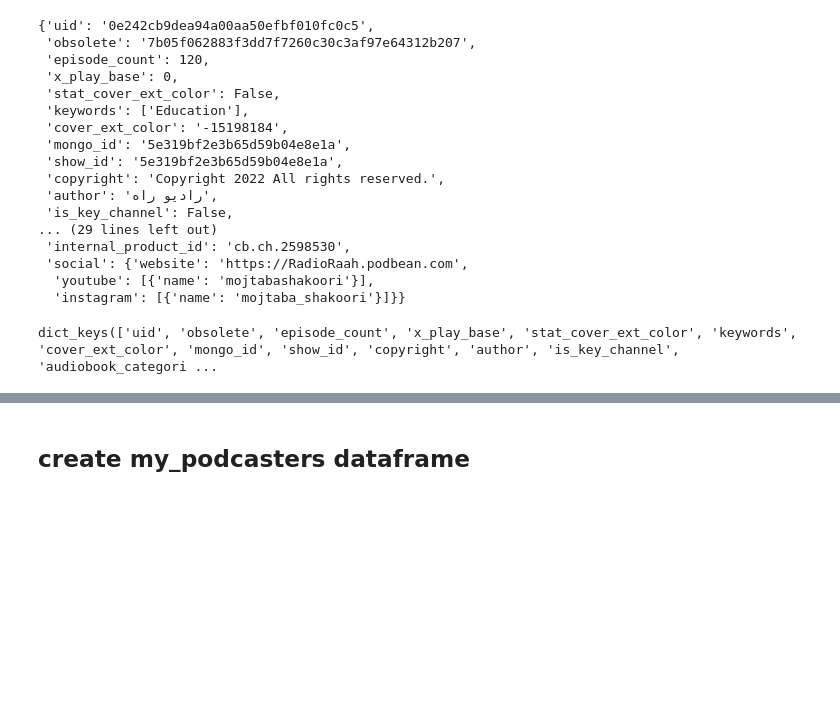
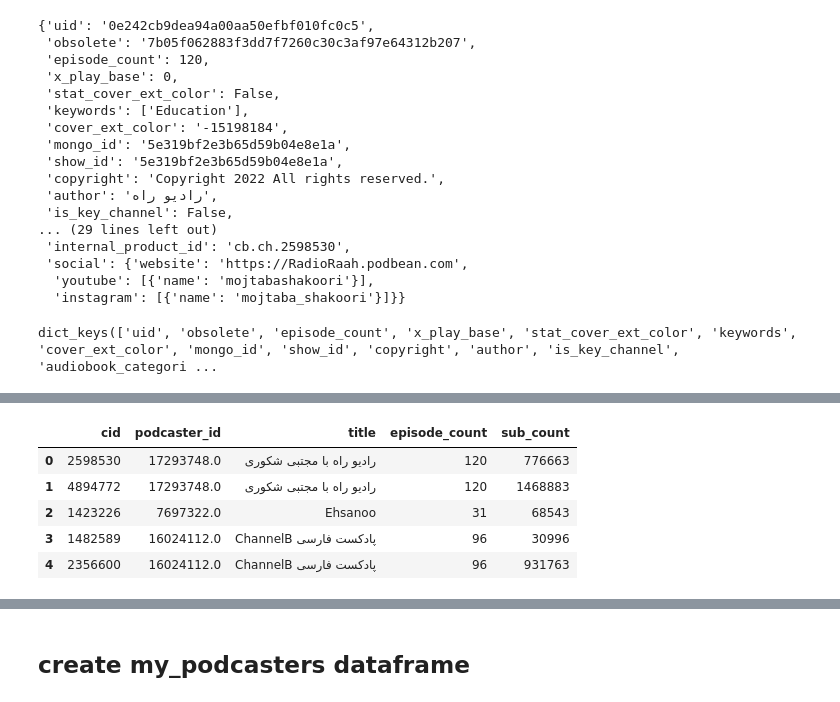
Before and after one commit to 0xkamkar/ML_Project, a Jupyter notebook: Milestone1/1-Data/Data.ipynb, the cells around one changed output, grey strips where cells are left out. Cells and saved outputs as stored; diff of their text form; code cells hidden in the pictures; blank space fills up the shorter version.

```diff
--- a/Milestone1/1-Data/Data.ipynb
+++ b/Milestone1/1-Data/Data.ipynb
@@ -137,0 +184,15 @@ dict_keys(['uid', 'obsolete', 'episode_count', 'x_play_base', 'stat_cover_ext_co
+# %%
+columns_name = ['cid', 'podcaster_id', 'title', 'episode_count', 'sub_count']
+all_podcasts_df1 = pd.DataFrame(data=all_podcasts_data, columns=columns_name)
+all_podcasts_df1['cid'] = all_podcasts_df1['cid'].astype(int)
+all_podcasts_df1['podcaster_id'] = all_podcasts_df1['podcaster_id'].astype(float)
+all_podcasts_df1['episode_count'] = all_podcasts_df1['episode_count'].astype(int)
+all_podcasts_df1['sub_count'] = all_podcasts_df1['sub_count'].astype(int)
+all_podcasts_df1.head()
+# %% [output]
+|  | cid | podcaster_id | title | episode_count | sub_count |
+| 0 | 2598530 | 17293748.0 | رادیو راه با مجتبی شکوری | 120 | 776663 |
+| 1 | 4894772 | 17293748.0 | رادیو راه با مجتبی شکوری | 120 | 1468883 |
+| 2 | 1423226 | 7697322.0 | Ehsanoo | 31 | 68543 |
+| 3 | 1482589 | 16024112.0 | ChannelB پادکست فارسی | 96 | 30996 |
+| 4 | 2356600 | 16024112.0 | ChannelB پادکست فارسی | 96 | 931763 |
```
Also changed, not shown: parts of 8 cells of this notebook, 1 other file.
